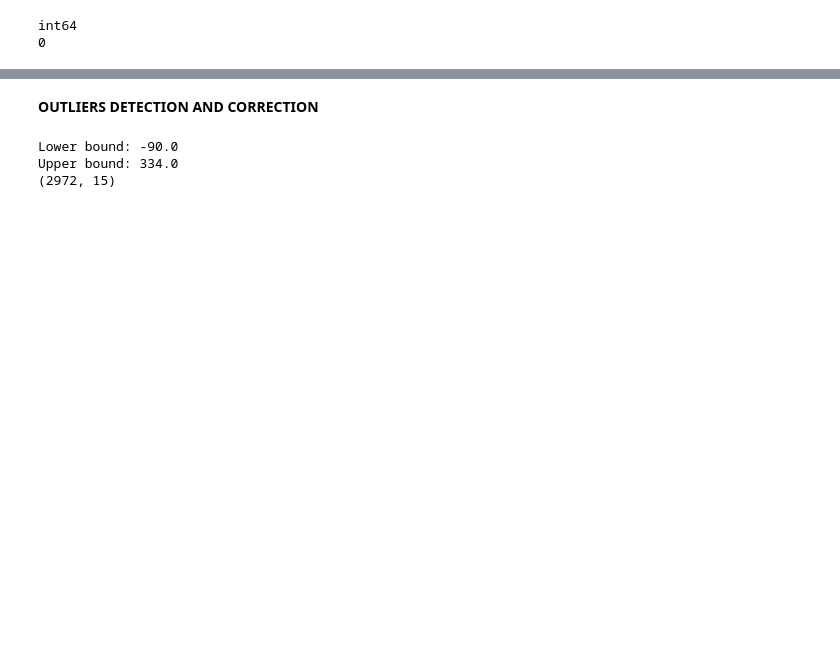
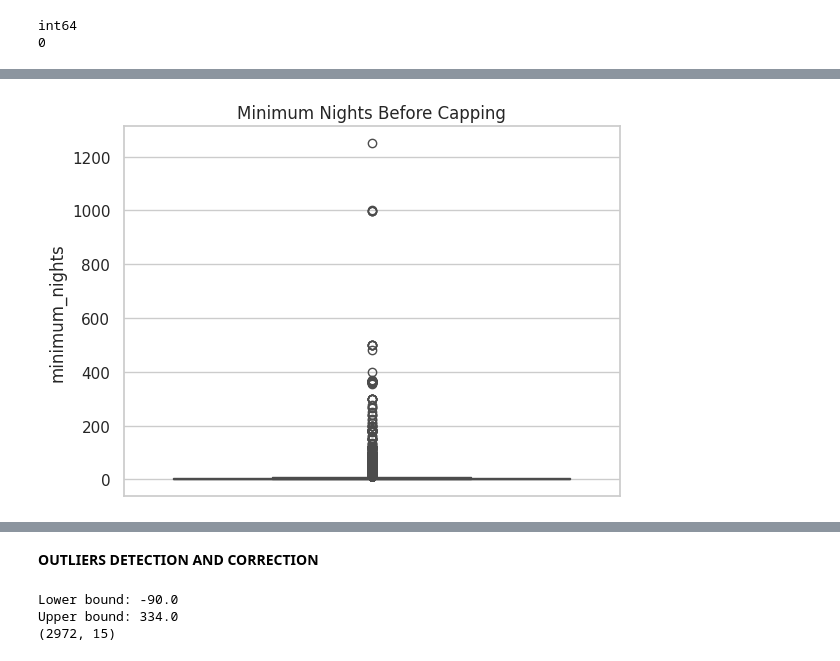
Before and after one commit to Sowmiya1435/DataAnalysisProject-with-OasisInfobyte, a Jupyter notebook: NewYorkAirBNB.ipynb, the cells around one changed output, grey strips where cells are left out. Cells and saved outputs as stored; diff of their text form; code cells hidden in the pictures; blank space fills up the shorter version.

```diff
--- a/NewYorkAirBNB.ipynb
+++ b/NewYorkAirBNB.ipynb
@@ -244,0 +244,6 @@ print(data['price'].min())
+# %%
+sns.boxplot(data['minimum_nights'])
+plt.title("Minimum Nights Before Capping")
+plt.show()
+# %% [output]
+[figure, added]
```
Also changed, not shown: parts of 33 cells of this notebook.
